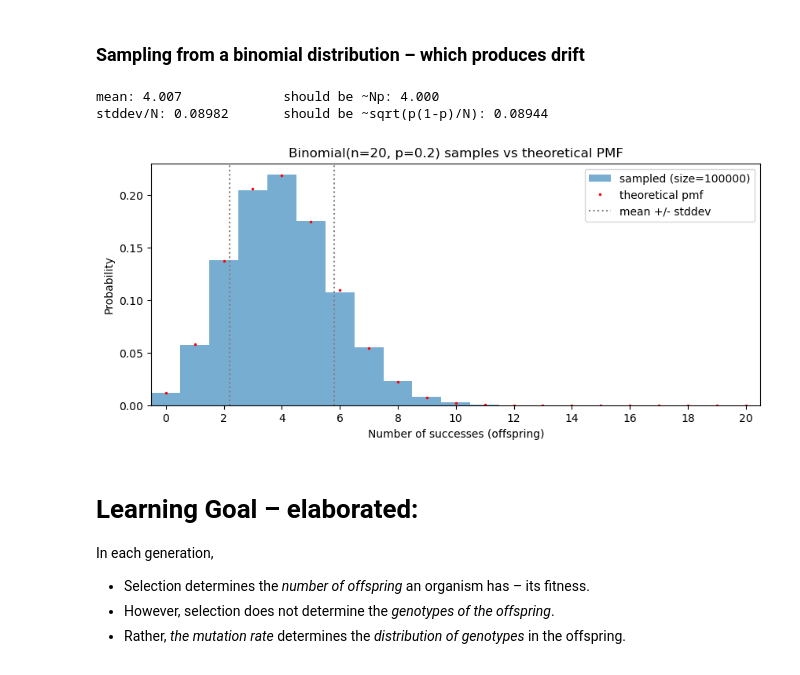
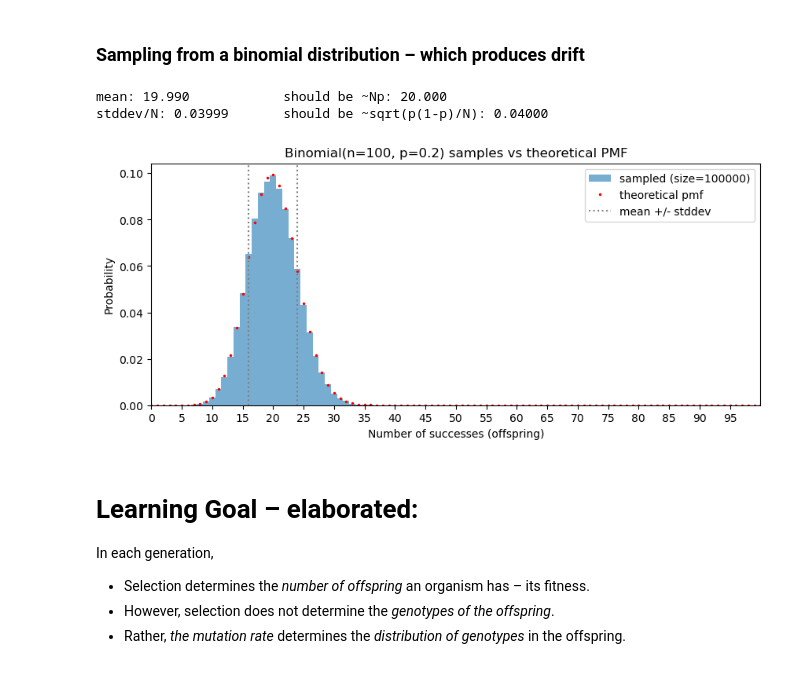
Before and after one commit to mepster/evosim, a Jupyter notebook: evosim.ipynb, the cells around one changed output. Cells and saved outputs as stored; diff of their text form; code cells hidden in the pictures.

```diff
--- a/evosim.ipynb
+++ b/evosim.ipynb
@@ -128,22 +133,22 @@ def apply_mutation(p, mu):
 # %%
 from helpers import plot_binomial_samples
 
 # N - number of individuals in the population
 # p - what fraction of the population will a given genotype make up, on average
 #    p is determined by selection coefficient s, the mutation rate mu, and the previous proportions of genotypes.
 
 # Then we draw a sample from a binomial distribution with parameters N and p
 #    The mean of the binomial distribution is N*p - average number of individuals of that type
 #    The min of the binomial is 0 - no individuals of that type
 #    The max of the binomial is N - all individuals are of that type
 
-N = 20 # 100
+N = 100 # 100
 p = 0.2 # 0.2
 plot_binomial_samples(N, p)
 # %% [output]
-mean: 4.007             should be ~Np: 4.000
-stddev/N: 0.08982       should be ~sqrt(p(1-p)/N): 0.08944
+mean: 19.990            should be ~Np: 20.000
+stddev/N: 0.03999       should be ~sqrt(p(1-p)/N): 0.04000
-[figure, old version]
+[figure, new version]
 # %% [markdown]
 # Learning Goal – elaborated:
 
```
Also changed, not shown: parts of 6 cells of this notebook, 1 other file.
